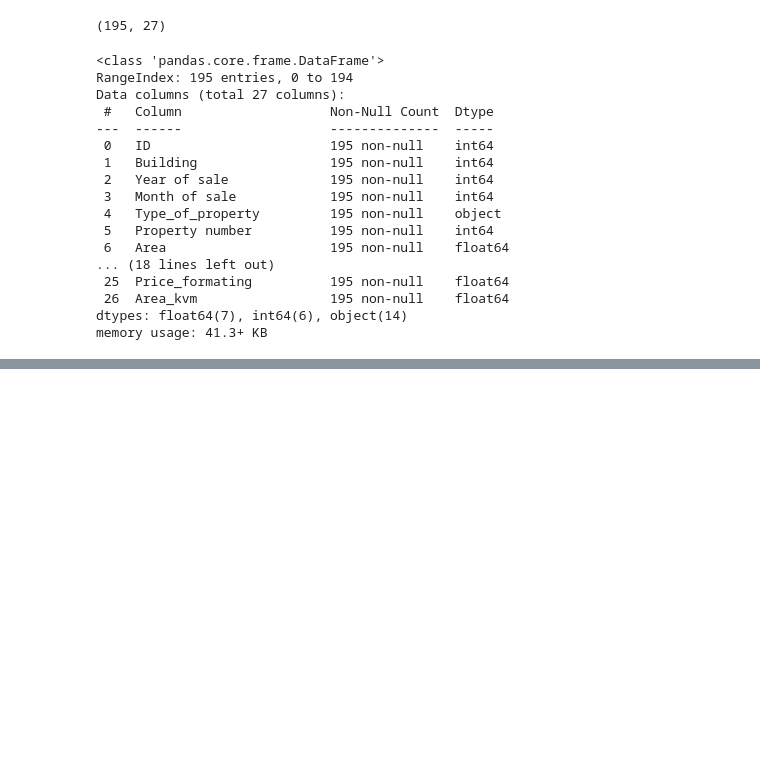
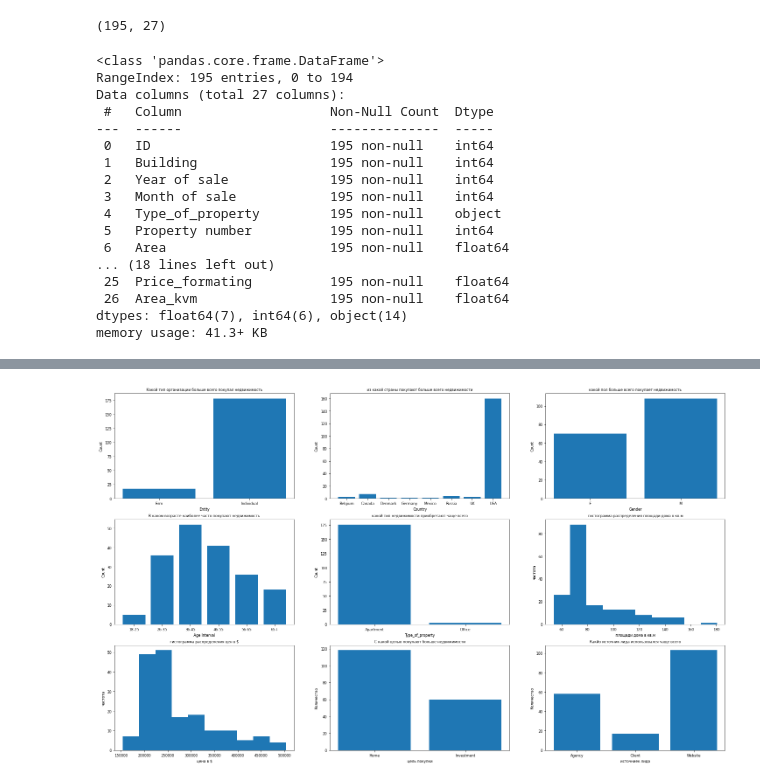
Before and after one commit to Mikhail97/TestProject, a Jupyter notebook: target_customers.ipynb, the cells around one changed output, grey strips where cells are left out. Cells and saved outputs as stored; diff of their text form; code cells hidden in the pictures; blank space fills up the shorter version.

```diff
--- a/target_customers.ipynb
+++ b/target_customers.ipynb
@@ -18,9 +18,11 @@ df.head()
 | 4 | 1049 | 1 | 2004 | 11 | Apartment | 49 | 1375.45 | ... |
 5 rows × 25 columns
 # %%
+#переименовал колонки для удобства
 df = df.rename({'Customer ID':'Customer','Age Interval ':'Age_Interval','Type of property':'Type_of_property','Area (ft.)':'Area','Age at time of purchase':'Age_at_time_of_purchase'},axis = 1)
 # Добавил колонку форматированный Price для сравнения цены с другими атрибутами
 df['Price_formating'] = df['Price'].str.replace('$','').str.strip().str.replace(',','').astype('float64')
 df['Area_kvm'] = df['Area']* 0.09290304
+df['Country'] = df['Country'].str.strip() #удалил пробелы в начале и конце строки
 df.head()
 # %% [output]
@@ -231,0 +73,86 @@ iplot(fig, show_link=False)
+# %%
+
+fig = plt.figure(figsize=(25,15))
+
+ax_1 = fig.add_subplot(3, 3, 1)
+ax_2 = fig.add_subplot(3, 3, 2)
+ax_3 = fig.add_subplot(3, 3, 3)
+ax_4 = fig.add_subplot(3, 3, 4)
+ax_5 = fig.add_subplot(3, 3, 5)
+ax_6 = fig.add_subplot(3, 3, 6)
+ax_7 = fig.add_subplot(3, 3, 7)
+ax_8 = fig.add_subplot(3, 3, 8)
+ax_9 = fig.add_subplot(3, 3, 9)
+
+plt.rcParams['font.size'] = '8'
+
+
+# какой тип организации больше всего покупают недвижимость
+df_Entity_count = df.groupby('Entity').count()['ID']
+ax_1.bar(df_Entity_count.index, df_Entity_count.values)
+ax_1.set_title('Какой тип организации больше всего покупал недвижимость',fontsize=8)
+ax_1.set_xlabel('Entity')
+ax_1.set_ylabel('Count')
+
+
+df_entity = df.drop(df[df.Entity == 'Firm'].index,inplace=False)
+print('Мы видим, что больше недвижимости покупают Individual. Так как строки со значением в организации = Firm имеют в некоторых колонках null значения, то в дальнейшем я буду использовать датафрейм df_entity, где строки со значением организации Firm будут удалены')
+print('\n')
+
+df_country_count = df_entity.groupby('Country').count()['ID']
+ax_2.bar(df_country_count.index, df_country_count.values)
+ax_2.set_title('из какой страны покупают больше всего недвижимости',fontsize=8)
+ax_2.set_xlabel('Country',fontsize=8)
+ax_2.set_ylabel('Count',fontsize=8)
+
+# какое количество мужчин и женщин покупают недвижимость
+df_gender_count = df_entity.groupby('Gender').count()['ID']
+ax_3.bar(df_gender_count.index, df_gender_count.values)
+ax_3.set_title('какой пол больше всего покупает недвижимость',fontsize=8)
+ax_3.set_xlabel('Gender',fontsize=8)
+ax_3.set_ylabel('Count',fontsize=8)
+
+#В каком возрасте наиболее часто покупают недвижимость
+df_Age_Interval_count = df_entity.groupby('Age_Interval').count()['ID']
+ax_4.bar(df_Age_Interval_count.index, df_Age_Interval_count.values)
+ax_4.set_title('В каком возрасте наиболее часто покупают недвижимость',fontsize=8)
+ax_4.set_xlabel('Age Interval',fontsize=8)
+ax_4.set_ylabel('Count',fontsize=8)
+
+# какой тип недвижимости приобретают чаще всего
+Type_of_property_count = df_entity.groupby('Type_of_property').count()['ID']
+ax_5.bar(Type_of_property_count.index, Type_of_property_count.values)
+ax_5.set_title('какой тип недвижимости приобретают чаще всего',fontsize=8)
+ax_5.set_xlabel('Type_of_property')
+ax_5.set_ylabel('Count')
+
+#Посмотрим на гистограмму распределения площади дома в кв.м
+#ax = df_entity.Area_kvm.hist();
+ax_6.hist(df_entity.Area_kvm.values)
+ax_6.set_title('гистограмма распределения площади дома в кв.м',fontsize=8);
+ax_6.set_xlabel('площади дома в кв.м');
+ax_6.set_ylabel('частота');
+
+#Посмотрим на гистограмму распределения цены
+ax_7.hist(df_entity.Price_formating.values)
+ax_7.set_title('гистограмма распределения цен в $',fontsize=8);
+ax_7.set_xlabel('цена в $');
+ax_7.set_ylabel('частота');
+
+#количество сделок и цель покупки
+df_Purpose_count = df_entity.groupby('Purpose').count()['ID']
+ax_8.bar(df_Purpose_count.index, df_Purpose_count.values)
+ax_8.set_title('С какой целью покупают больше недвижимости',fontsize=8)
+ax_8.set_xlabel('цель покупки')
+ax_8.set_ylabel('Количество')
+
+
+#количество сделок и источник лида
+df_Source_count = df_entity.groupby('Source').count()['ID']
+ax_9.bar(df_Source_count.index, df_Source_count.values)
+ax_9.set_title('Какйо источник лида использовался чаще всего',fontsize=8)
+ax_9.set_xlabel('источниек лида')
+ax_9.set_ylabel('Количество')
+
+plt.show()
+# %% [output]
@@ -231,0 +160 @@ iplot(fig, show_link=False)
+[figure, added]
```
Also changed, not shown: parts of 13 cells of this notebook.
